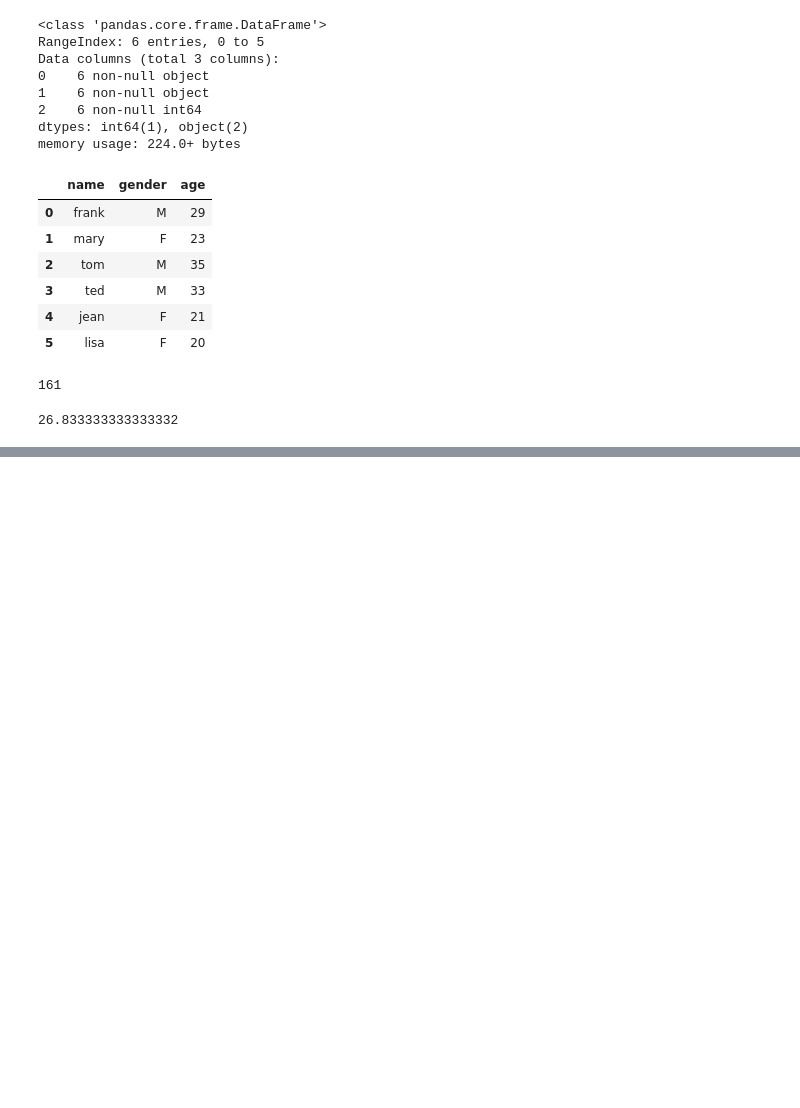
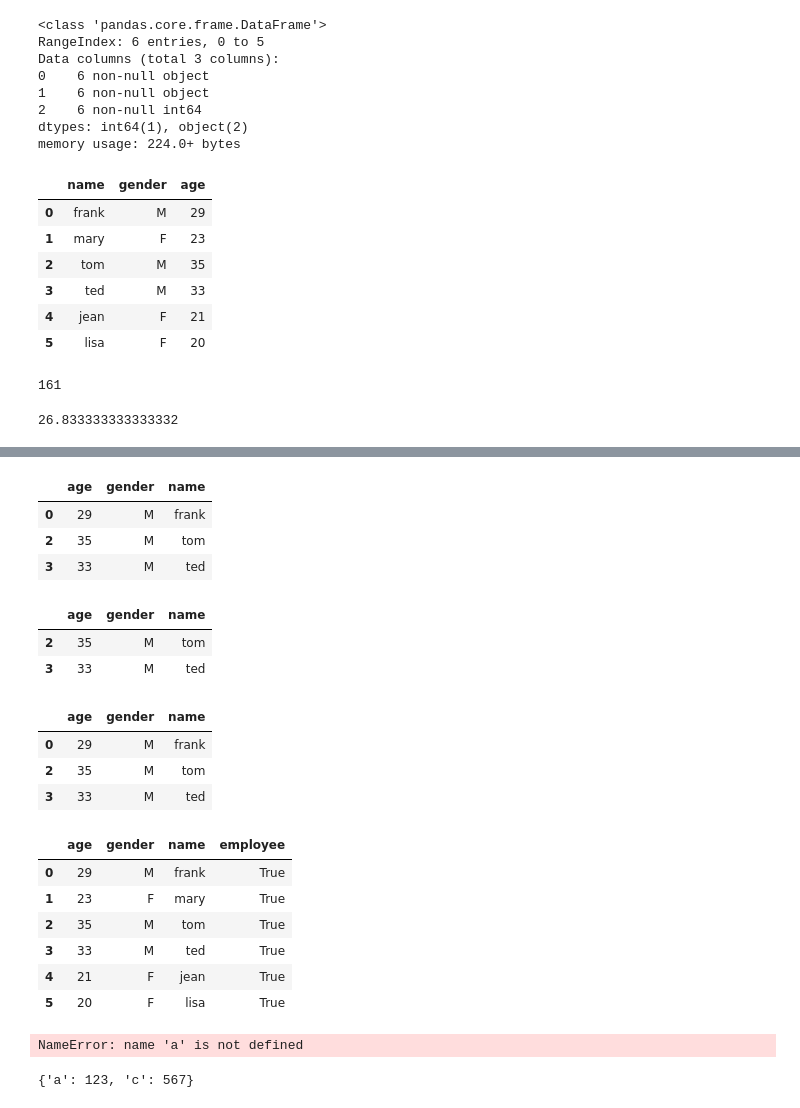
Before and after one commit to greenrmp/cathaylifepy, a Jupyter notebook: Demo20190627.ipynb, the cells around one changed output, grey strips where cells are left out. Cells and saved outputs as stored; diff of their text form; code cells hidden in the pictures; blank space fills up the shorter version.

```diff
--- a/Demo20190627.ipynb
+++ b/Demo20190627.ipynb
@@ -1209,0 +1351,8 @@ df['age'].mean()
+# %%
+df = pd.DataFrame([{'name':'frank', 'gender':'M', 'age':29}, \
+                   {'name':'mary', 'gender':'F', 'age':23}, \
+                   {'name':'tom', 'gender':'M', 'age':35}, \
+                   {'name':'ted', 'gender':'M', 'age':33}, \
+                   {'name':'jean', 'gender':'F', 'age':21}, \
+                   {'name':'lisa', 'gender':'F', 'age':20}])
+df
@@ -1209,0 +1480,34 @@ df['age'].mean()
+# %%
+df[df['gender'] == 'M']
+# %% [output]
+|  | age | gender | name |
+| 0 | 29 | M | frank |
+| 2 | 35 | M | tom |
+| 3 | 33 | M | ted |
+# %%
+# select * from df where gender = 'M' and age > 30
+df[(df['gender'] == 'M') & (df['age'] > 30)]
+# %% [output]
+|  | age | gender | name |
+| 2 | 35 | M | tom |
+| 3 | 33 | M | ted |
+# %%
+# select * from df where gender = 'M' or age > 30
+df[(df['gender'] == 'M') | (df['age'] > 30)]
+# %% [output]
+|  | age | gender | name |
+| 0 | 29 | M | frank |
+| 2 | 35 | M | tom |
+| 3 | 33 | M | ted |
+# %%
+df['employee'] = True
+# %%
+df
+# %% [output]
+|  | age | gender | name | employee |
+| 0 | 29 | M | frank | True |
+| 1 | 23 | F | mary | True |
+| 2 | 35 | M | tom | True |
+| 3 | 33 | M | ted | True |
+| 4 | 21 | F | jean | True |
+| 5 | 20 | F | lisa | True |
@@ -1209,0 +1517,10 @@ df['age'].mean()
+# %%
+a
+# %% [output]
+NameError: name 'a' is not defined
+# %%
+d = {'a': 123, 'b':234, 'c':567}
+del d['b']
+d
+# %% [output]
+{'a': 123, 'c': 567}
```
Also changed, not shown: parts of 55 cells of this notebook.
